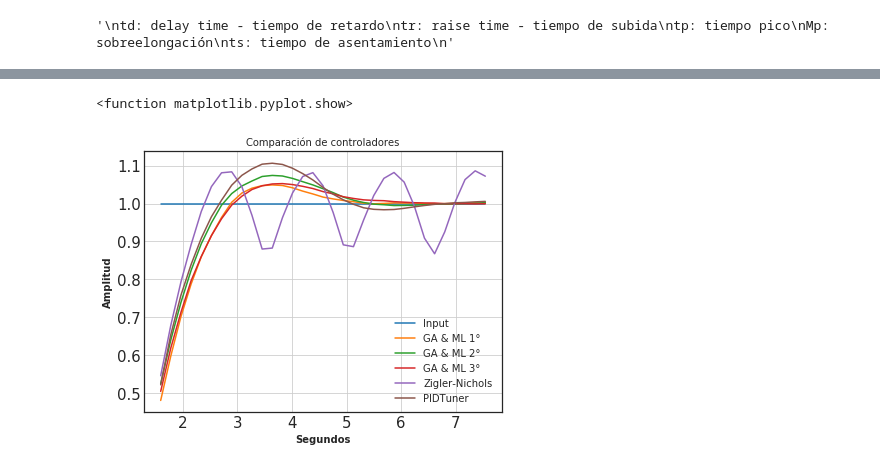
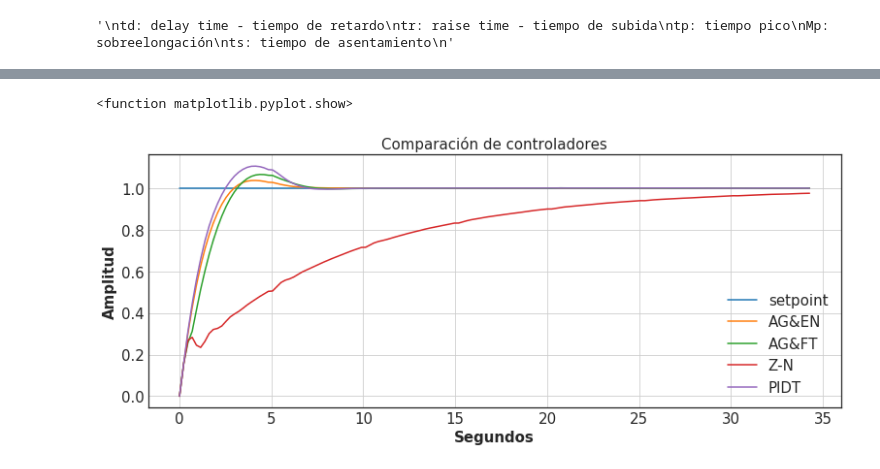
Before and after one commit to nojair/finaltry, a Jupyter notebook: CONTROLLERS COMPARISSON.ipynb, the cells around one changed output, grey strips where cells are left out. Cells and saved outputs as stored; diff of their text form; code cells hidden in the pictures.

```diff
--- a/CONTROLLERS COMPARISSON.ipynb
+++ b/CONTROLLERS COMPARISSON.ipynb
@@ -3,13 +3,13 @@ import matplotlib.pyplot as plt
 import numpy as np
 import pandas as pd
 # %%
-X1 = pd.read_excel('motor-ITAE1.xlsx')
-X2 = pd.read_excel('motor-GAML.xlsx')
-X3 = pd.read_excel('motor-ITAE3.xlsx')
-X4 = pd.read_excel('motor-ZN.xlsx')
-X5 = pd.read_excel('motor-PIDTuner.xlsx')
+X1 = pd.read_excel('motor-AG&EN.xlsx')
+X2 = pd.read_excel('motor-AG&FT.xlsx')
+X3 = pd.read_excel('motor-ZN.xlsx')
+X4 = pd.read_excel('motor-PIDT.xlsx')
+X5 = pd.read_excel('motor-PIDT.xlsx')
 # %%
-large=57
+large=21
 
 outputData1 = list(X1['y'])
 inputData1 = list(X1['u'])
@@ -256,44 +285,44 @@ plt.show
 # %%
-start = 7
-end = 40
+start = 0
+end = 150
 L = len(inputData1[start:end])
 T_rate = 0.22848
 t = np.linspace(start, L, num=L)*T_rate
 
 plt.figure()
-plt.plot(t,inputData1[start:end], label='Input')
-plt.plot(t,outputData1[start:end], label='GA & ML 1°')
-plt.plot(t,outputData2[start:end], label='GA & ML 2°')
-plt.plot(t,outputData3[start:end], label='GA & ML 3°')
-plt.plot(t,outputData4[start:end], label='Zigler-Nichols')
-plt.plot(t,outputData5[start:end], label='PIDTuner')
+plt.plot(t,inputData1[start:end], label='setpoint')
+plt.plot(t,outputData1[start:end], label='AG&EN')
+plt.plot(t,outputData2[start:end], label='AG&FT')
+#plt.plot(t,outputData3[start:end], label='GA & ML 3°')
+plt.plot(t,outputData3[start:end], label='Z-N')
+plt.plot(t,outputData4[start:end], label='PIDT')
 
 fig_size = plt.rcParams["figure.figsize"]
-fig_size[0] = 6.4*1
+fig_size[0] = 6.4*2
 fig_size[1] = 4.8*1
 plt.rcParams["figure.figsize"] = fig_size
 
 plt.style.use('seaborn-white')
 
 plt.rcParams['font.family'] = 'serif'
 plt.rcParams['font.serif'] = 'Ubuntu'
 plt.rcParams['font.monospace'] = 'Ubuntu Mono'
 plt.rcParams['font.size'] = 20
-plt.rcParams['axes.labelsize'] = 10
+plt.rcParams['axes.labelsize'] = 15
 plt.rcParams['axes.labelweight'] = 'bold'
-plt.rcParams['axes.titlesize'] = 10
+plt.rcParams['axes.titlesize'] = 15
 plt.rcParams['xtick.labelsize'] = 15
 plt.rcParams['ytick.labelsize'] = 15
-plt.rcParams['legend.fontsize'] = 10
+plt.rcParams['legend.fontsize'] = 15
 plt.rcParams['figure.titlesize'] = 12
 
 plt.xlabel('Segundos')
 plt.ylabel('Amplitud')
 
 plt.title("Comparación de controladores")
 plt.grid()
 plt.legend()
 plt.show
 # %% [output]
 <function matplotlib.pyplot.show>
-[figure, old version]
+[figure, new version]
```
Also changed, not shown: parts of 16 cells of this notebook, 28 other files.
